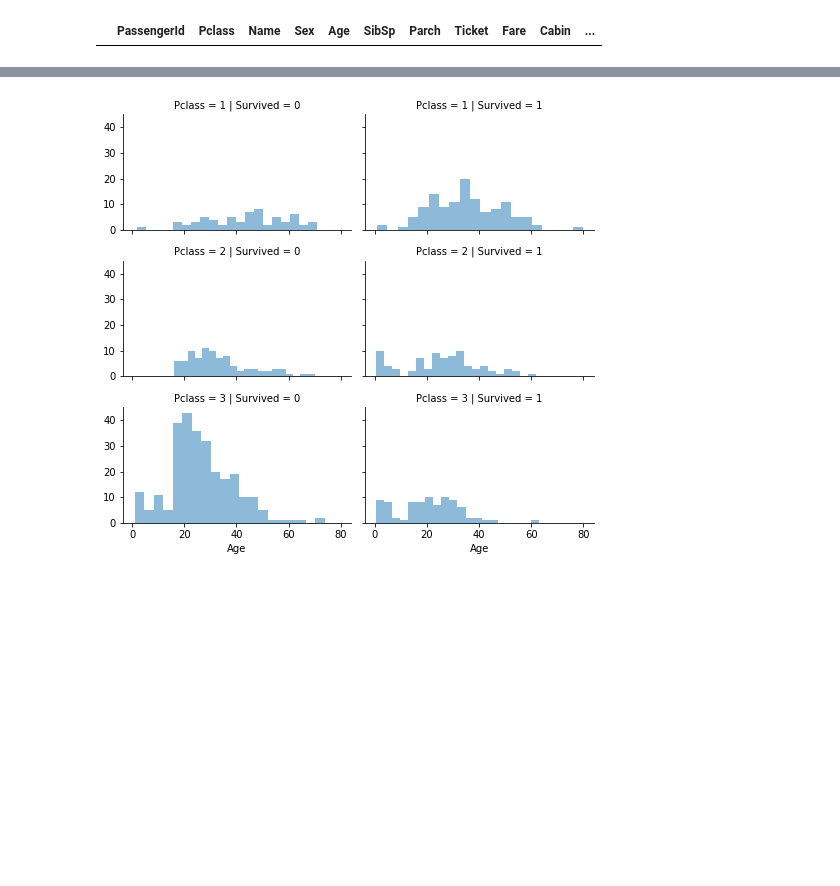
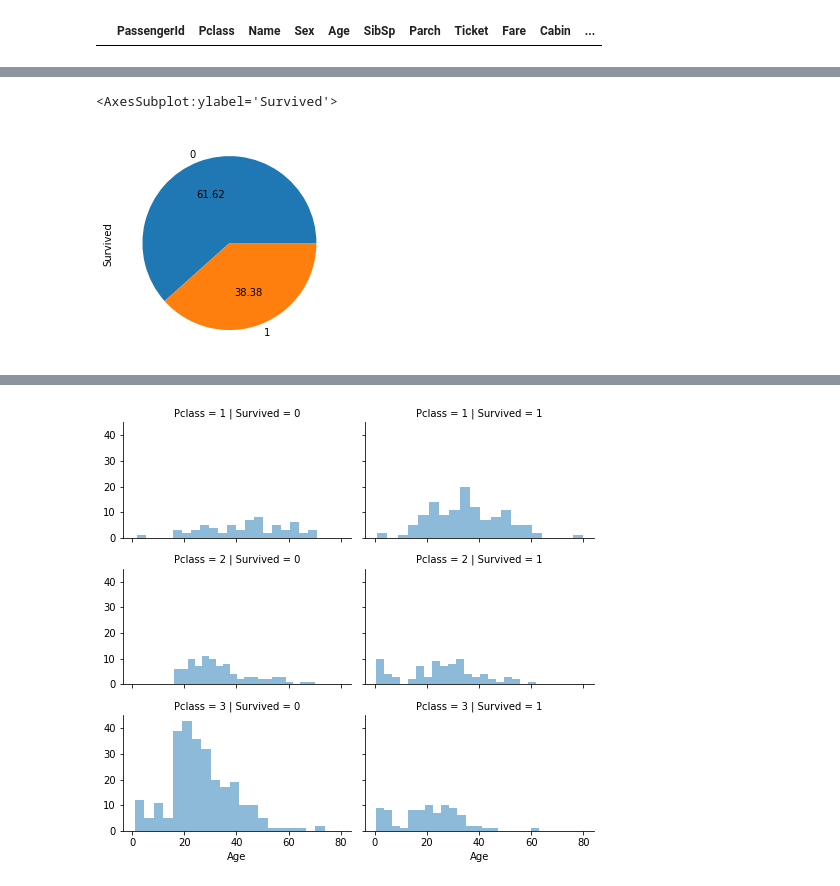
Before and after one commit to abdennourkhorchani/Titanic-prediction, a Jupyter notebook: best-solution-for-titanic-prediction.ipynb, the cells around one changed output, grey strips where cells are left out. Drawn from its saved outputs; the diff is of its cells as text; code cells hidden in the pictures; blank space fills up the shorter version.

```diff
--- a/best-solution-for-titanic-prediction.ipynb
+++ b/best-solution-for-titanic-prediction.ipynb
@@ -110,2 +124,10 @@ x_train.Survived.value_counts().plot.bar()
+# %%
+
+x_train['Survived'].value_counts().plot(kind='pie', autopct='%.2f')
+
+#Most of passengers died
+# %% [output]
+<AxesSubplot:ylabel='Survived'>
+[figure, added]
 # %%
 x_train['Pclass'].value_counts().plot(kind='pie', autopct='%.2f')
```
Also changed, not shown: parts of 39 cells of this notebook.
